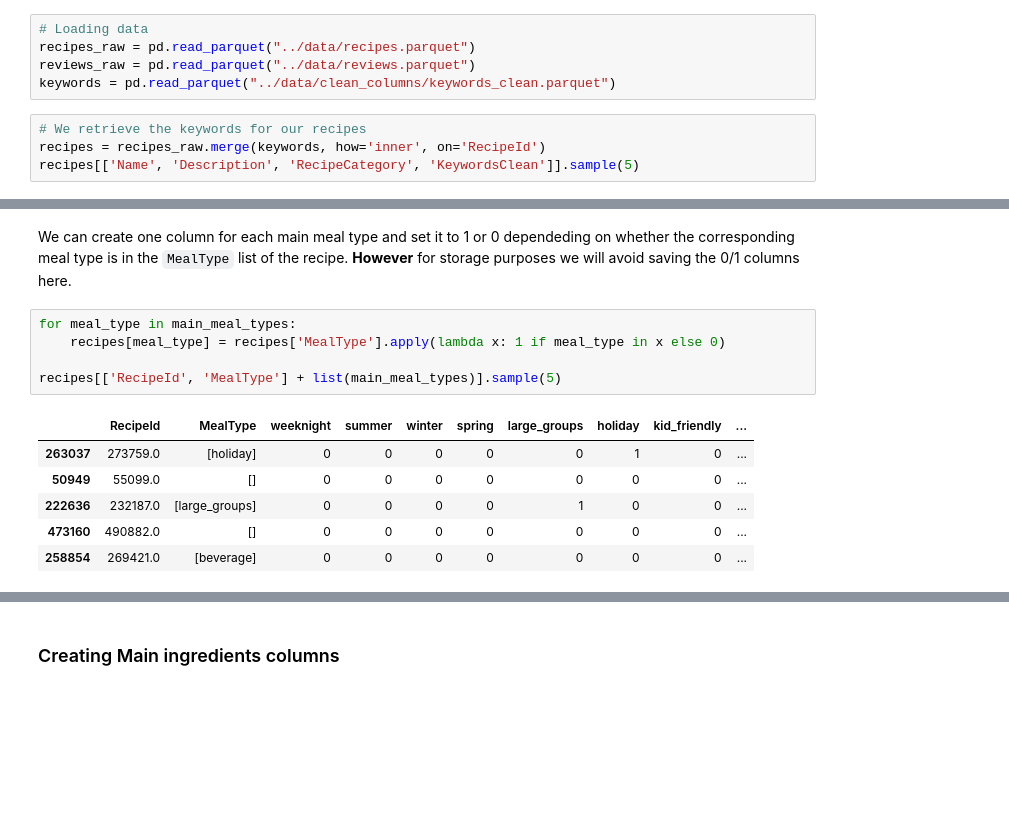
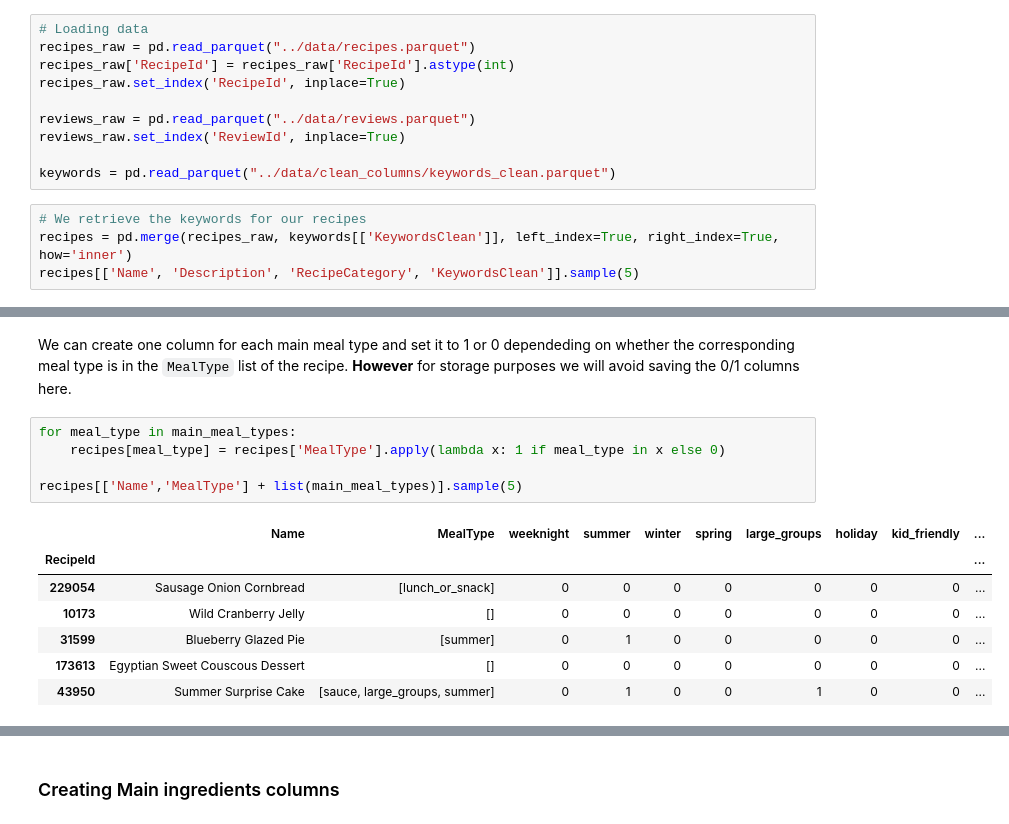
Before and after one commit to nhajouji/foodrecs, a Jupyter notebook: Data Cleaning Notebooks/Categories_cleaning.ipynb, the cells around one changed output, grey strips where cells are left out. Saved outputs shown, nothing was run; the diff lists cells and outputs as text; blank space fills up the shorter version.

```diff
--- a/Data Cleaning Notebooks/Categories_cleaning.ipynb
+++ b/Data Cleaning Notebooks/Categories_cleaning.ipynb
@@ -7,11 +7,16 @@ import matplotlib.pyplot as plt
 # %%
 # Loading data
 recipes_raw = pd.read_parquet("../data/recipes.parquet")
+recipes_raw['RecipeId'] = recipes_raw['RecipeId'].astype(int)
+recipes_raw.set_index('RecipeId', inplace=True)
+
 reviews_raw = pd.read_parquet("../data/reviews.parquet")
+reviews_raw.set_index('ReviewId', inplace=True)
+
 keywords = pd.read_parquet("../data/clean_columns/keywords_clean.parquet")
 # %%
 # We retrieve the keywords for our recipes
-recipes = recipes_raw.merge(keywords, how='inner', on='RecipeId')
+recipes = pd.merge(recipes_raw, keywords[['KeywordsClean']], left_index=True, right_index=True, how='inner')
 recipes[['Name', 'Description', 'RecipeCategory', 'KeywordsClean']].sample(5)
 # %% [output]
 |  | Name | Description | RecipeCategory | KeywordsClean |
@@ -71,14 +77,15 @@ We can create one column for each main meal type and set it to 1 or 0 dependedin
 # %%
 for meal_type in main_meal_types:
     recipes[meal_type] = recipes['MealType'].apply(lambda x: 1 if meal_type in x else 0)
 
-recipes[['RecipeId', 'MealType'] + list(main_meal_types)].sample(5)
+recipes[['Name','MealType'] + list(main_meal_types)].sample(5)
 # %% [output]
-|  | RecipeId | MealType | weeknight | summer | winter | spring | large_groups | holiday | kid_friendly | ... |
-| 263037 | 273759.0 | [holiday] | 0 | 0 | 0 | 0 | 0 | 1 | 0 | ... |
-| 50949 | 55099.0 | [] | 0 | 0 | 0 | 0 | 0 | 0 | 0 | ... |
-| 222636 | 232187.0 | [large_groups] | 0 | 0 | 0 | 0 | 1 | 0 | 0 | ... |
-| 473160 | 490882.0 | [] | 0 | 0 | 0 | 0 | 0 | 0 | 0 | ... |
-| 258854 | 269421.0 | [beverage] | 0 | 0 | 0 | 0 | 0 | 0 | 0 | ... |
+|  | Name | MealType | weeknight | summer | winter | spring | large_groups | holiday | kid_friendly | ... |
+| RecipeId |  |  |  |  |  |  |  |  |  | ... |
+| 229054 | Sausage Onion Cornbread | [lunch_or_snack] | 0 | 0 | 0 | 0 | 0 | 0 | 0 | ... |
+| 10173 | Wild Cranberry Jelly | [] | 0 | 0 | 0 | 0 | 0 | 0 | 0 | ... |
+| 31599 | Blueberry Glazed Pie | [summer] | 0 | 1 | 0 | 0 | 0 | 0 | 0 | ... |
+| 173613 | Egyptian Sweet Couscous Dessert | [] | 0 | 0 | 0 | 0 | 0 | 0 | 0 | ... |
+| 43950 | Summer Surprise Cake | [sauce, large_groups, summer] | 0 | 1 | 0 | 0 | 1 | 0 | 0 | ... |
 # %%
 # Saving the meal types per recipe in a file
```
Also changed, not shown: parts of 4 cells of this notebook, 10 other files.
